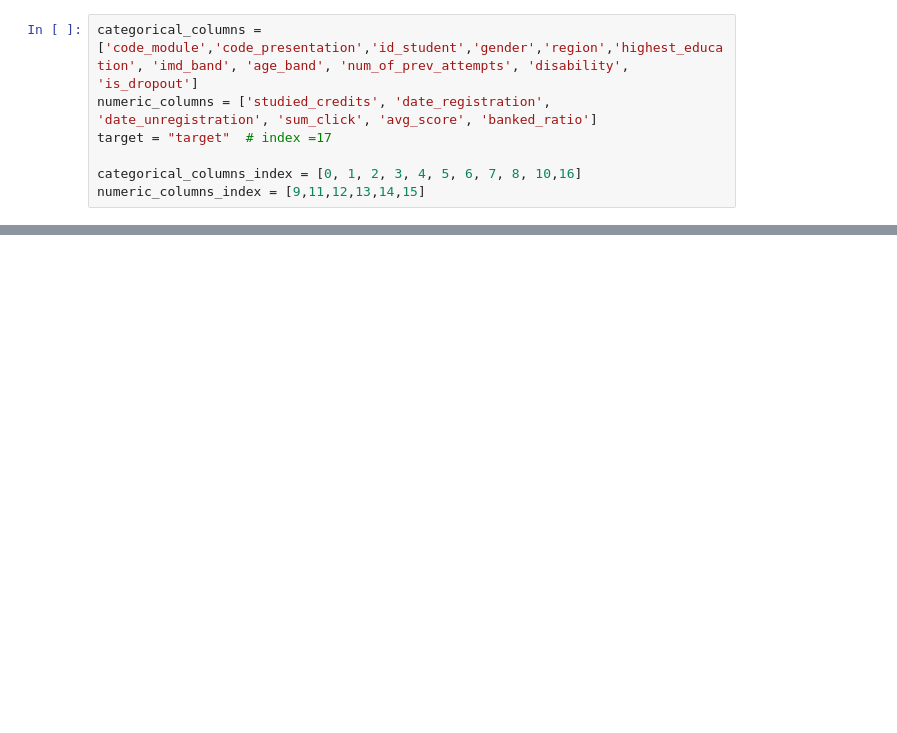
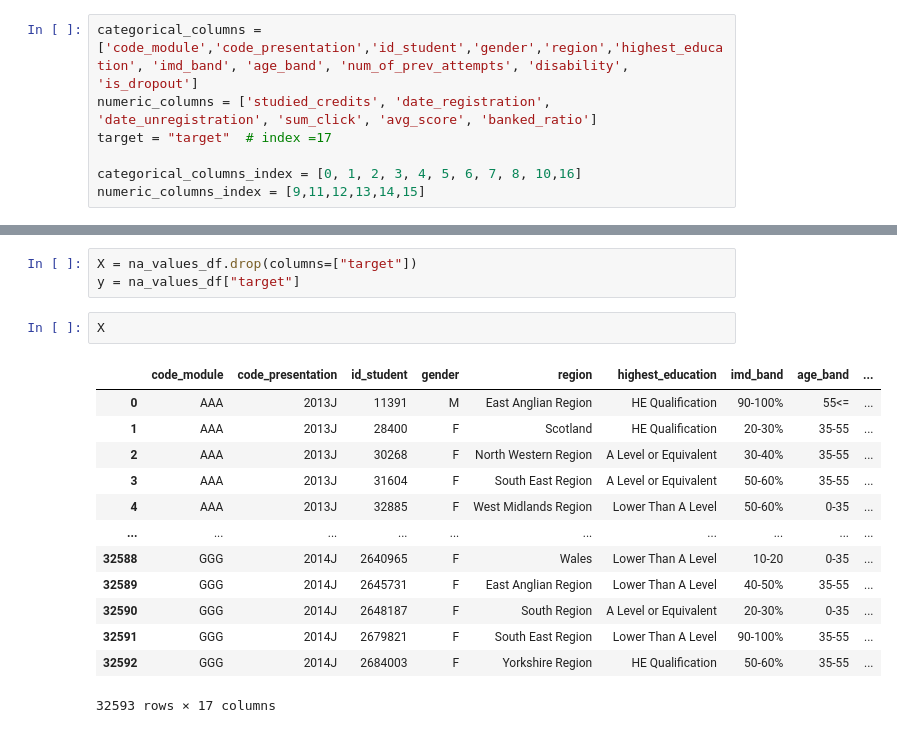
Before and after one commit to SKNETWORKS-FAMILY-AICAMP/SKN13-2nd-3TEAM, a Jupyter notebook: notebooks/data_preprocessing.ipynb, the cells around one changed output, grey strips where cells are left out. Saved outputs shown, nothing was run; the diff lists cells and outputs as text; blank space fills up the shorter version.

```diff
--- a/notebooks/data_preprocessing.ipynb
+++ b/notebooks/data_preprocessing.ipynb
@@ -284,0 +235,19 @@ transformer_pipeline.fit_transform(df)
+# %%
+X = na_values_df.drop(columns=["target"])
+y = na_values_df["target"]
+# %%
+X
+# %% [output]
+|  | code_module | code_presentation | id_student | gender | region | highest_education | imd_band | age_band | ... |
+| 0 | AAA | 2013J | 11391 | M | East Anglian Region | HE Qualification | 90-100% | 55<= | ... |
+| 1 | AAA | 2013J | 28400 | F | Scotland | HE Qualification | 20-30% | 35-55 | ... |
+| 2 | AAA | 2013J | 30268 | F | North Western Region | A Level or Equivalent | 30-40% | 35-55 | ... |
+| 3 | AAA | 2013J | 31604 | F | South East Region | A Level or Equivalent | 50-60% | 35-55 | ... |
+| 4 | AAA | 2013J | 32885 | F | West Midlands Region | Lower Than A Level | 50-60% | 0-35 | ... |
+| ... | ... | ... | ... | ... | ... | ... | ... | ... | ... |
+| 32588 | GGG | 2014J | 2640965 | F | Wales | Lower Than A Level | 10-20 | 0-35 | ... |
+| 32589 | GGG | 2014J | 2645731 | F | East Anglian Region | Lower Than A Level | 40-50% | 35-55 | ... |
+| 32590 | GGG | 2014J | 2648187 | F | South Region | A Level or Equivalent | 20-30% | 0-35 | ... |
+| 32591 | GGG | 2014J | 2679821 | F | South East Region | Lower Than A Level | 90-100% | 35-55 | ... |
+| 32592 | GGG | 2014J | 2684003 | F | Yorkshire Region | HE Qualification | 50-60% | 35-55 | ... |
+32593 rows × 17 columns
```
Also changed, not shown: parts of 35 cells of this notebook.
